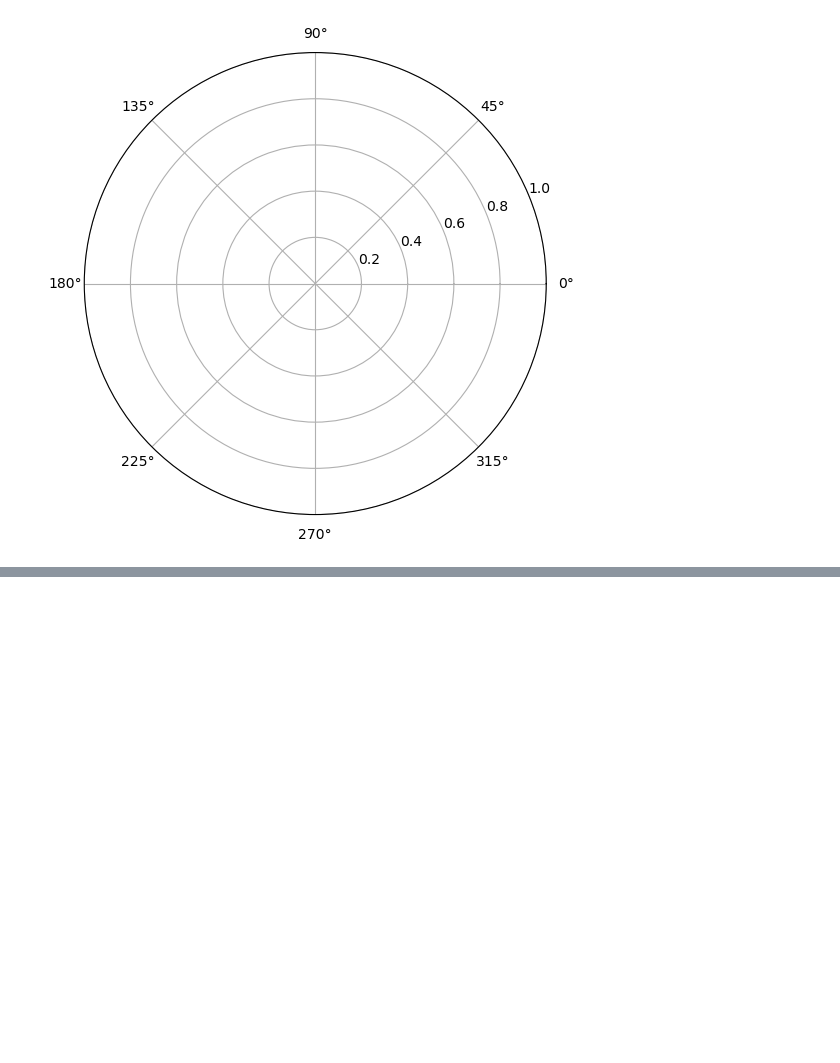
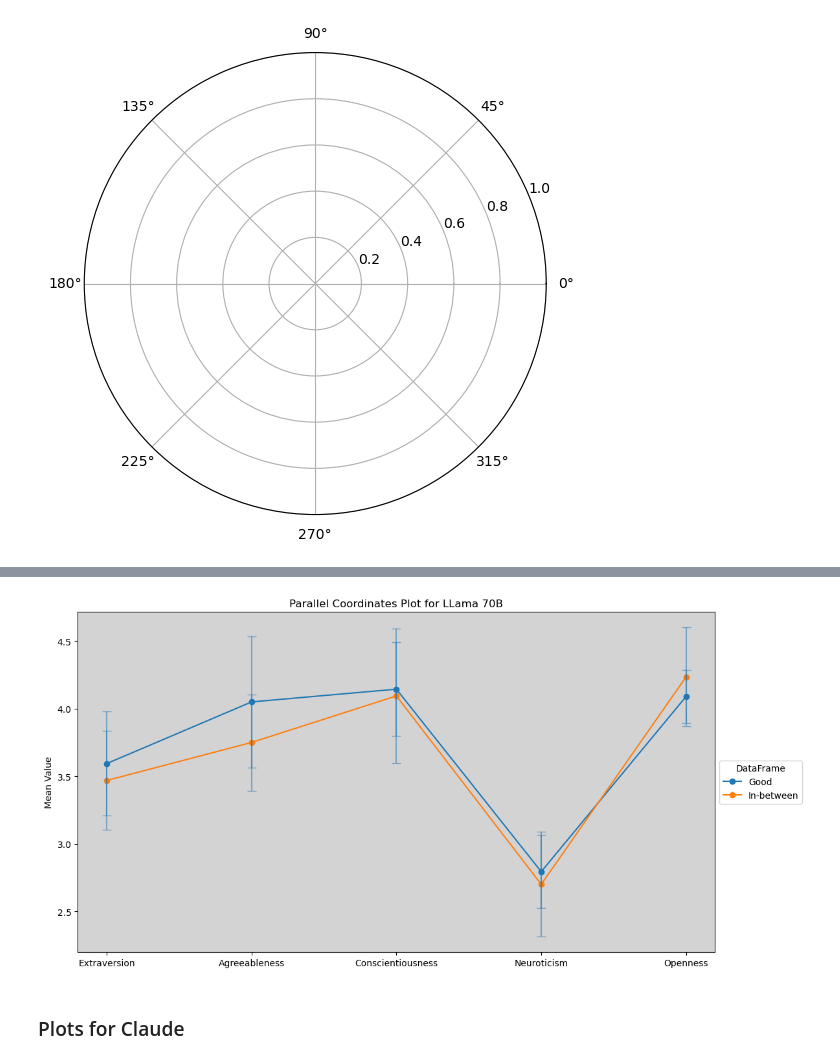
Before and after one commit to SnehaR26/psychollm, a Jupyter notebook: Falcon7b-Analysis.ipynb, the cells around one changed output, grey strips where cells are left out. Drawn from its saved outputs; the diff is of its cells as text; code cells hidden in the pictures; blank space fills up the shorter version.

Commit message:
added prelimnary scores for claude and LLama

```diff
--- a/Falcon7b-Analysis.ipynb
+++ b/Falcon7b-Analysis.ipynb
@@ -108,9 +110,9 @@ for df_name in dataframes:
 ax.set_xticks(range(len(columns)))
 ax.set_xticklabels(columns)
 ax.set_ylabel('Mean Value')
-ax.set_title('Parallel Coordinates Plot of Mean Values')
+ax.set_title('Parallel Coordinates Plot for Falcon 7B')
 ax.legend(title='DataFrame', loc='center left', bbox_to_anchor=(1, 0.5))
-
+#ax.set_facecolor('lightgrey')
 # Add error bars for standard deviation
 for df_name in dataframes:
     df_data = cdf[cdf['DataFrame'] == df_name]
@@ -218,0 +223,6 @@ KeyError: "['Persona'] not found in axis"
+# %%
+#df_bad = pd.read_csv('bfi_L_B.csv')
+df_good=pd.read_csv('bfi_L_G.csv')
+df_neutral=pd.read_csv('bfi_L_N.csv')
+# %%
+df_list=[df_good, df_neutral]
@@ -218,0 +272,37 @@ KeyError: "['Persona'] not found in axis"
+# %%
+import pandas as pd
+import matplotlib.pyplot as plt
+
+# Assuming cdf is your DataFrame with the results
+
+# Identify the unique DataFrames and Columns
+dataframes = cdf['DataFrame'].unique()
+columns = cdf['Attribute'].unique()
+
+# Create the plot
+fig, ax = plt.subplots(figsize=(12, 6))
+
+# Plot each DataFrame
+for df_name in dataframes:
+    df_data = cdf[cdf['DataFrame'] == df_name]
+    ax.plot(df_data['Attribute'], df_data['Mean'], marker='o', label=df_name)
+
+# Customize the plot
+ax.set_xticks(range(len(columns)))
+ax.set_xticklabels(columns)
+ax.set_ylabel('Mean Value')
+ax.set_title('Parallel Coordinates Plot for LLama 70B')
+ax.legend(title='DataFrame', loc='center left', bbox_to_anchor=(1, 0.5))
+ax.set_facecolor('lightgrey')
+# Add error bars for standard deviation
+for df_name in dataframes:
+    df_data = cdf[cdf['DataFrame'] == df_name]
+    ax.errorbar(df_data['Attribute'], df_data['Mean'], yerr=df_data['Std'],
+                fmt='none', capsize=5, alpha=0.5)
+
+plt.tight_layout()
+plt.show()
+# %% [output]
+[figure, added]
+# %% [markdown]
+### Plots for Claude
```
Also changed, not shown: parts of 3 cells of this notebook, 4 other files.
